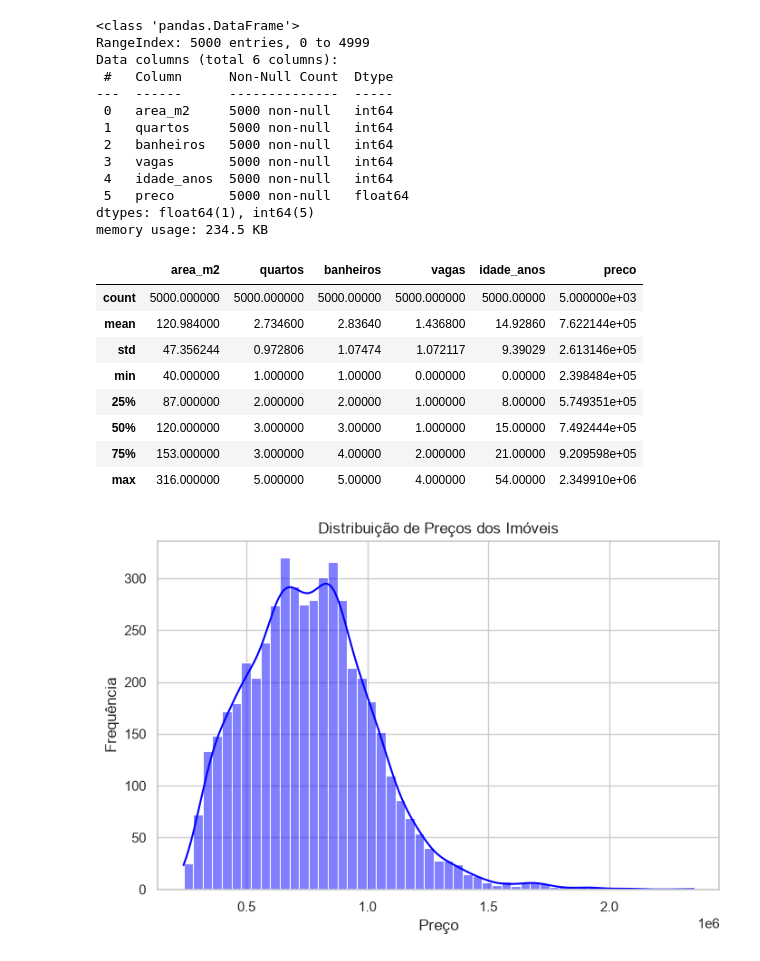
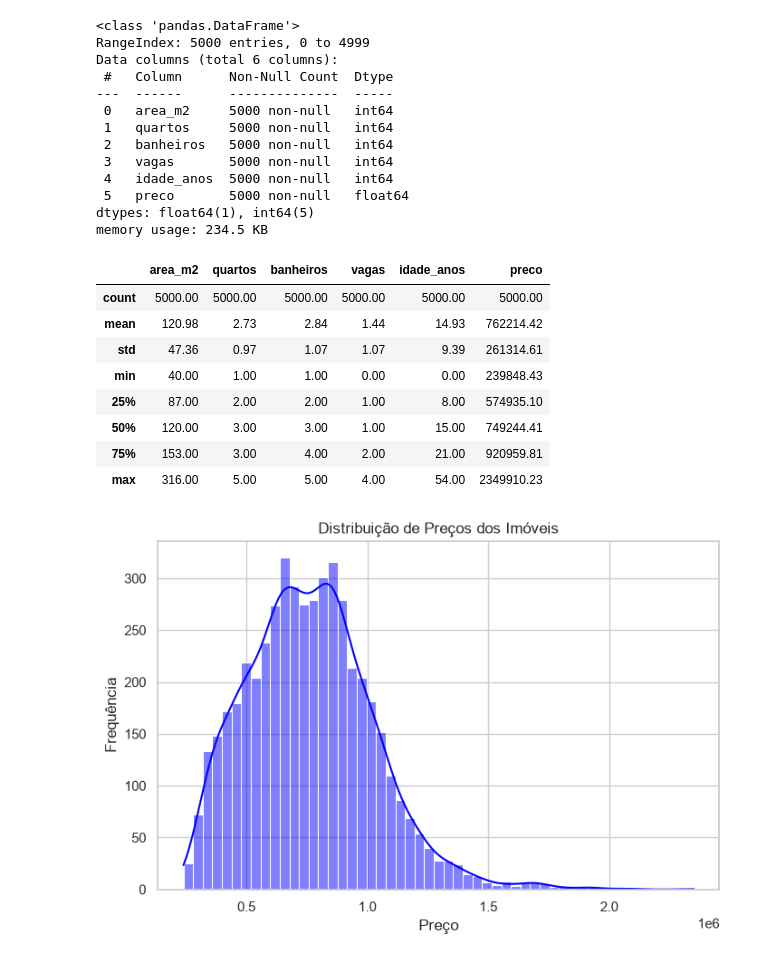
Before and after one commit to getrofoco/workshop-machine-learning-unp, a Jupyter notebook: notebooks/01_modelagem.ipynb, the cells around one changed output. Cells and saved outputs as stored; diff of their text form; code cells hidden in the pictures.

```diff
--- a/notebooks/01_modelagem.ipynb
+++ b/notebooks/01_modelagem.ipynb
@@ -58,17 +58,17 @@ memory usage: 234.5 KB
 # %%
 # Estatísticas descritivas
 # DESAFIO 3: Descomente para ver as estatísticas descritivas
-# df.describe()
+df.describe()
 # %% [output]
 |  | area_m2 | quartos | banheiros | vagas | idade_anos | preco |
-| count | 5000.000000 | 5000.000000 | 5000.00000 | 5000.000000 | 5000.00000 | 5.000000e+03 |
-| mean | 120.984000 | 2.734600 | 2.83640 | 1.436800 | 14.92860 | 7.622144e+05 |
-| std | 47.356244 | 0.972806 | 1.07474 | 1.072117 | 9.39029 | 2.613146e+05 |
-| min | 40.000000 | 1.000000 | 1.00000 | 0.000000 | 0.00000 | 2.398484e+05 |
-| 25% | 87.000000 | 2.000000 | 2.00000 | 1.000000 | 8.00000 | 5.749351e+05 |
-| 50% | 120.000000 | 3.000000 | 3.00000 | 1.000000 | 15.00000 | 7.492444e+05 |
-| 75% | 153.000000 | 3.000000 | 4.00000 | 2.000000 | 21.00000 | 9.209598e+05 |
-| max | 316.000000 | 5.000000 | 5.00000 | 4.000000 | 54.00000 | 2.349910e+06 |
+| count | 5000.00 | 5000.00 | 5000.00 | 5000.00 | 5000.00 | 5000.00 |
+| mean | 120.98 | 2.73 | 2.84 | 1.44 | 14.93 | 762214.42 |
+| std | 47.36 | 0.97 | 1.07 | 1.07 | 9.39 | 261314.61 |
+| min | 40.00 | 1.00 | 1.00 | 0.00 | 0.00 | 239848.43 |
+| 25% | 87.00 | 2.00 | 2.00 | 1.00 | 8.00 | 574935.10 |
+| 50% | 120.00 | 3.00 | 3.00 | 1.00 | 15.00 | 749244.41 |
+| 75% | 153.00 | 3.00 | 4.00 | 2.00 | 21.00 | 920959.81 |
+| max | 316.00 | 5.00 | 5.00 | 4.00 | 54.00 | 2349910.23 |
 # %%
 plt.figure(figsize=(8, 5))
 sns.histplot(df["preco"], kde=True, color="blue")
```
Also changed, not shown: parts of 7 cells of this notebook, 2 other files.
